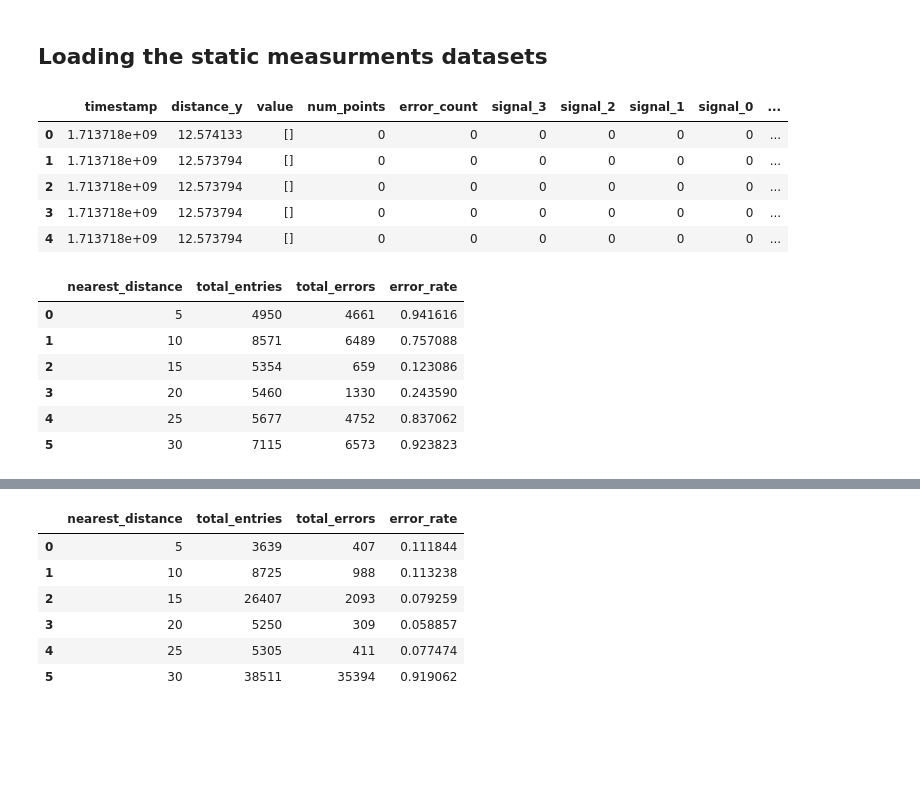
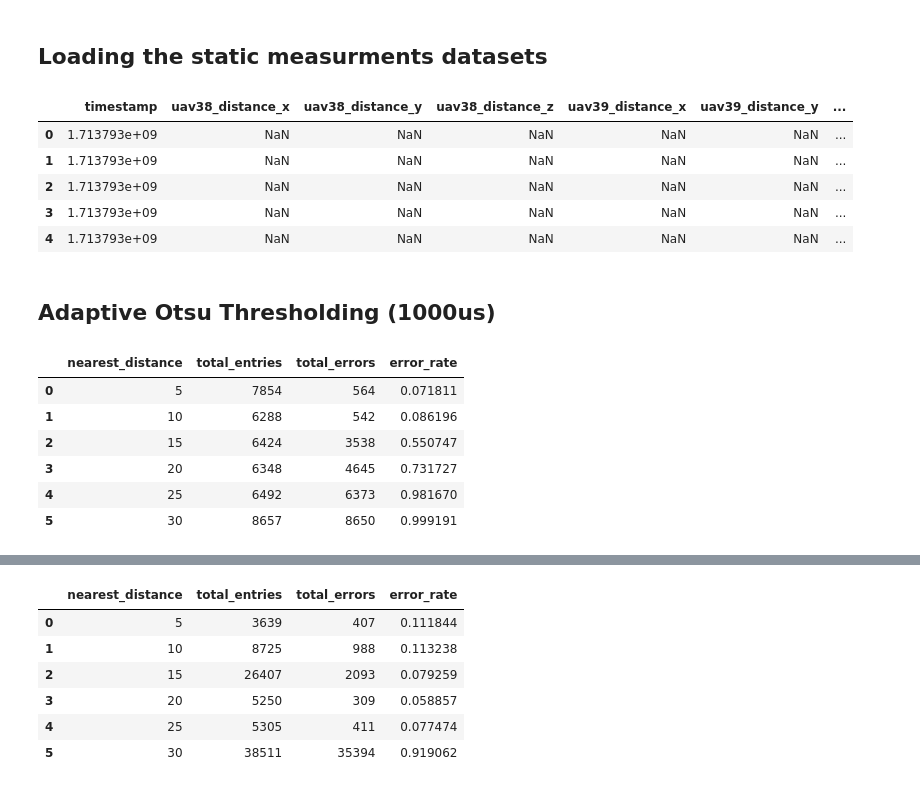
Before and after one commit to MarlonRiv/uvdar_core, a Jupyter notebook: scripts/Processing_evaluation_distance.ipynb, the cells around one changed output, grey strips where cells are left out. Drawn from its saved outputs; the diff is of its cells as text; code cells hidden in the pictures; blank space fills up the shorter version.

```diff
--- a/scripts/Processing_evaluation_distance.ipynb
+++ b/scripts/Processing_evaluation_distance.ipynb
@@ -325,41 +828,43 @@ data_static_100 = pd.read_csv(input_csv_path)
 # Load the data of threshold 150
 input_csv_path = os.path.expanduser('~/Desktop/MRS_Master_Project/rosbags/simulation/combined_static_standard_th_150_v2_processed.csv')
 data_static_150 = pd.read_csv(input_csv_path)
 
 # Load the data of threshold 200
 input_csv_path = os.path.expanduser('~/Desktop/MRS_Master_Project/rosbags/simulation/combined_static_standard_th_200_v2_processed.csv')
 data_static_200 = pd.read_csv(input_csv_path)
 data_static_200.head(5)
 
 
 #Load the data of adaptive
 input_csv_path = os.path.expanduser('~/Desktop/MRS_Master_Project/rosbags/simulation/combined_static_kl_adaptive_v2_processed.csv')
 data_static_kl_adaptive = pd.read_csv(input_csv_path)
 data_static_kl_adaptive.head(5)
 
 #Load the data of otsu adaptive
 input_csv_path = os.path.expanduser('~/Desktop/MRS_Master_Project/rosbags/simulation/combined_static_otsu_adaptive_v2_processed.csv')
 data_static_otsu_adaptive = pd.read_csv(input_csv_path)
 data_static_otsu_adaptive.head(5)
  """
 
 
 
-input_csv_path = os.path.expanduser('~/Desktop/MRS_Master_Project/rosbags/rw/processed_csv/otsu_exp2_processed.csv')
+input_csv_path = os.path.expanduser('~/Desktop/MRS_Master_Project/rosbags/rw/processed_csv/otsu_exp3_processed.csv')
 data_otsu_adaptive = pd.read_csv(input_csv_path)
 data_otsu_adaptive.head(5)
 
 #Data for the standard
-input_csv_path = os.path.expanduser('~/Desktop/MRS_Master_Project/rosbags/rw/processed_csv/standard_exp2_processed.csv')
+input_csv_path = os.path.expanduser('~/Desktop/MRS_Master_Project/rosbags/rw/processed_csv/standard_exp3_processed.csv')
 data_standard = pd.read_csv(input_csv_path)
 data_standard.head(5)
 # %% [output]
-|  | timestamp | distance_y | value | num_points | error_count | signal_3 | signal_2 | signal_1 | signal_0 | ... |
-| 0 | 1.713718e+09 | 12.574133 | [] | 0 | 0 | 0 | 0 | 0 | 0 | ... |
-| 1 | 1.713718e+09 | 12.573794 | [] | 0 | 0 | 0 | 0 | 0 | 0 | ... |
-| 2 | 1.713718e+09 | 12.573794 | [] | 0 | 0 | 0 | 0 | 0 | 0 | ... |
-| 3 | 1.713718e+09 | 12.573794 | [] | 0 | 0 | 0 | 0 | 0 | 0 | ... |
-| 4 | 1.713718e+09 | 12.573794 | [] | 0 | 0 | 0 | 0 | 0 | 0 | ... |
+|  | timestamp | uav38_distance_x | uav38_distance_y | uav38_distance_z | uav39_distance_x | uav39_distance_y | ... |
+| 0 | 1.713793e+09 | NaN | NaN | NaN | NaN | NaN | ... |
+| 1 | 1.713793e+09 | NaN | NaN | NaN | NaN | NaN | ... |
+| 2 | 1.713793e+09 | NaN | NaN | NaN | NaN | NaN | ... |
+| 3 | 1.713793e+09 | NaN | NaN | NaN | NaN | NaN | ... |
+| 4 | 1.713793e+09 | NaN | NaN | NaN | NaN | NaN | ... |
+# %% [markdown]
+## Adaptive Otsu Thresholding (1000us)
 # %%
 #Summarizing the frequency of data otsu adaptive
 
@@ -373,9 +878,9 @@ otsu_adaptive_summary['error_rate'] = otsu_adaptive_summary['total_errors'] / ot
 otsu_adaptive_summary
 # %% [output]
 |  | nearest_distance | total_entries | total_errors | error_rate |
-| 0 | 5 | 4950 | 4661 | 0.941616 |
-| 1 | 10 | 8571 | 6489 | 0.757088 |
-| 2 | 15 | 5354 | 659 | 0.123086 |
-| 3 | 20 | 5460 | 1330 | 0.243590 |
-| 4 | 25 | 5677 | 4752 | 0.837062 |
-| 5 | 30 | 7115 | 6573 | 0.923823 |
+| 0 | 5 | 7854 | 564 | 0.071811 |
+| 1 | 10 | 6288 | 542 | 0.086196 |
+| 2 | 15 | 6424 | 3538 | 0.550747 |
+| 3 | 20 | 6348 | 4645 | 0.731727 |
+| 4 | 25 | 6492 | 6373 | 0.981670 |
+| 5 | 30 | 8657 | 8650 | 0.999191 |
```
Also changed, not shown: parts of 77 cells of this notebook, 12 other files.
